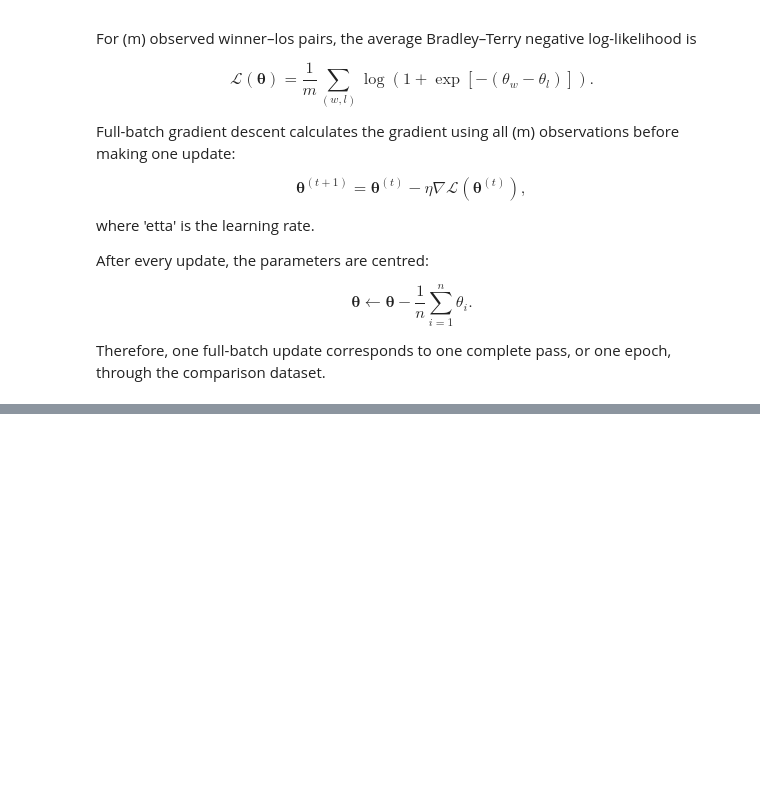
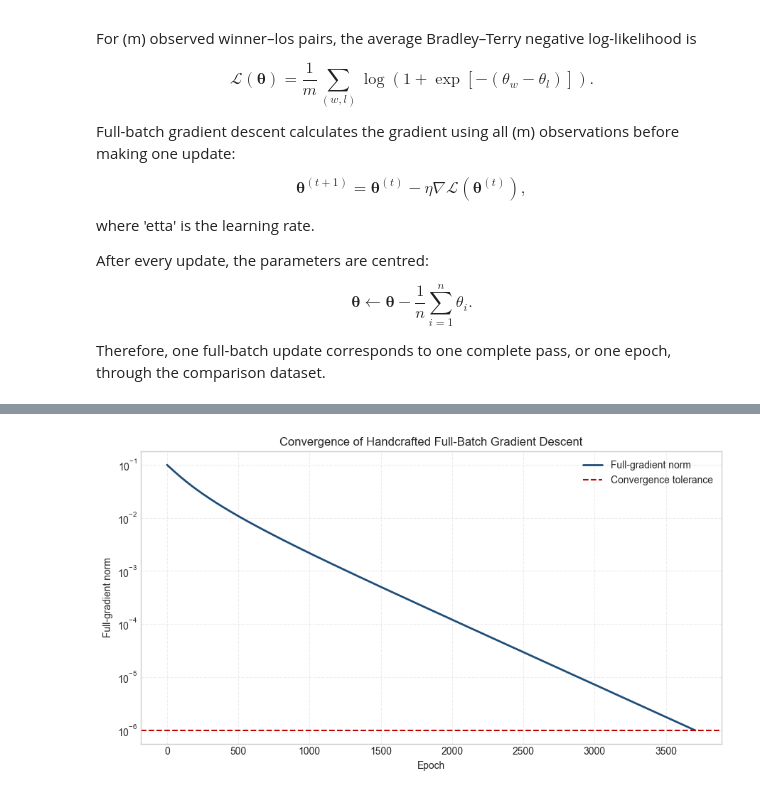
Before and after one commit to rbhdsks/Learning-from-Comparison-Data-Master-Thesis-Project-, a Jupyter notebook: notebooks/experiments/Bradley_Terry_Model/04_BradleyTerry_MLE_Optimizations.ipynb, the cells around one changed output, grey strips where cells are left out. Cells and saved outputs as stored; diff of their text form; code cells hidden in the pictures; blank space fills up the shorter version.

```diff
--- a/notebooks/experiments/Bradley_Terry_Model/04_BradleyTerry_MLE_Optimizations.ipynb
+++ b/notebooks/experiments/Bradley_Terry_Model/04_BradleyTerry_MLE_Optimizations.ipynb
@@ -289,0 +390,37 @@ plt.show()
+# %%
+# Plot the full-gradient norm against the convergence threshold.
+
+GRADIENT_TOLERANCE = 1e-6
+
+full_batch_epochs = np.arange(
+    len(full_batch_result.gradient_norm_history)
+)
+
+figure, axis = plt.subplots(figsize=(9, 5))
+
+axis.semilogy(
+    full_batch_epochs,
+    full_batch_result.gradient_norm_history,
+    color="#1F4E79",
+    linewidth=2,
+    label="Full-gradient norm",
+)
+
+axis.axhline(
+    y=GRADIENT_TOLERANCE,
+    color="#C00000",
+    linestyle="--",
+    linewidth=1.5,
+    label="Convergence tolerance",
+)
+
+axis.set_xlabel("Epoch")
+axis.set_ylabel("Full-gradient norm")
+axis.set_title("Convergence of Handcrafted Full-Batch Gradient Descent")
+axis.legend()
+axis.grid(True, linestyle="--", alpha=0.35)
+
+plt.tight_layout()
+plt.show()
+# %% [output]
+[figure, added]
```
Also changed, not shown: parts of 4 cells of this notebook.
